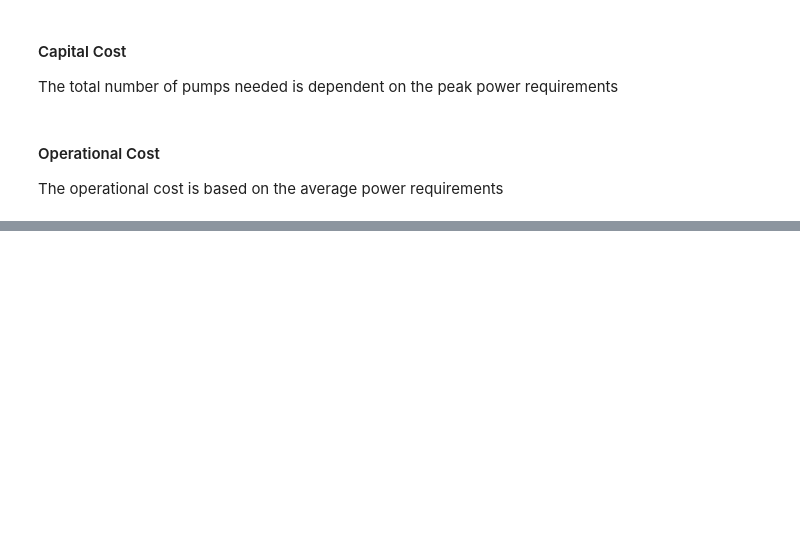
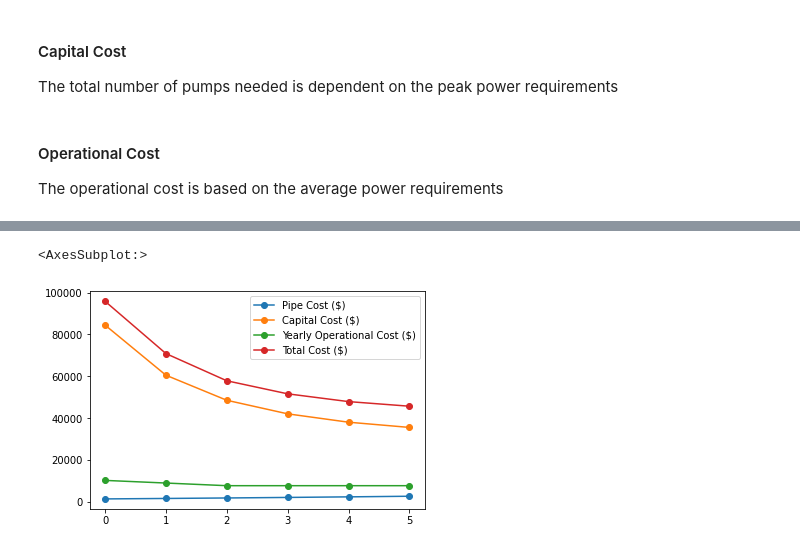
Before and after one commit to E-Lombo/fluids-project, a Jupyter notebook: Task-3.ipynb, the cells around one changed output, grey strips where cells are left out. Cells and saved outputs as stored; diff of their text form; code cells hidden in the pictures; blank space fills up the shorter version.

```diff
--- a/Task-3.ipynb
+++ b/Task-3.ipynb
@@ -435,2 +436,7 @@ cost
 | 4 | 0.450 | 0.250 | 2256.10 | 3 | 0 | 4 | ... |
 | 5 | 0.475 | 0.275 | 2550.62 | 1 | 1 | 4 | ... |
+# %%
+cost[['Pipe Cost ($)', 'Capital Cost ($)', 'Yearly Operational Cost ($)', 'Total Cost ($)']].plot(**dict(marker='o'))
+# %% [output]
+<AxesSubplot:>
+[figure, added]
```
Also changed, not shown: parts of 8 cells of this notebook.
